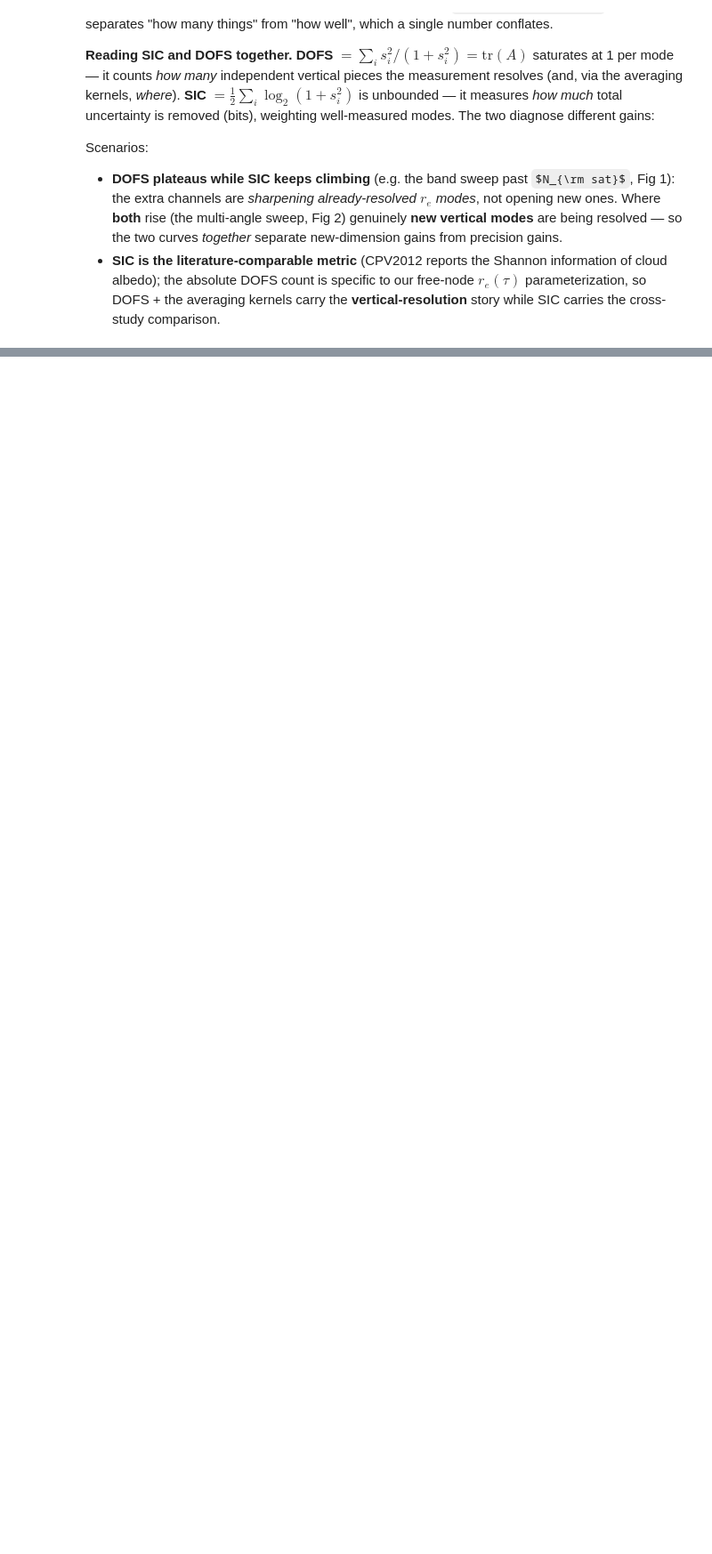
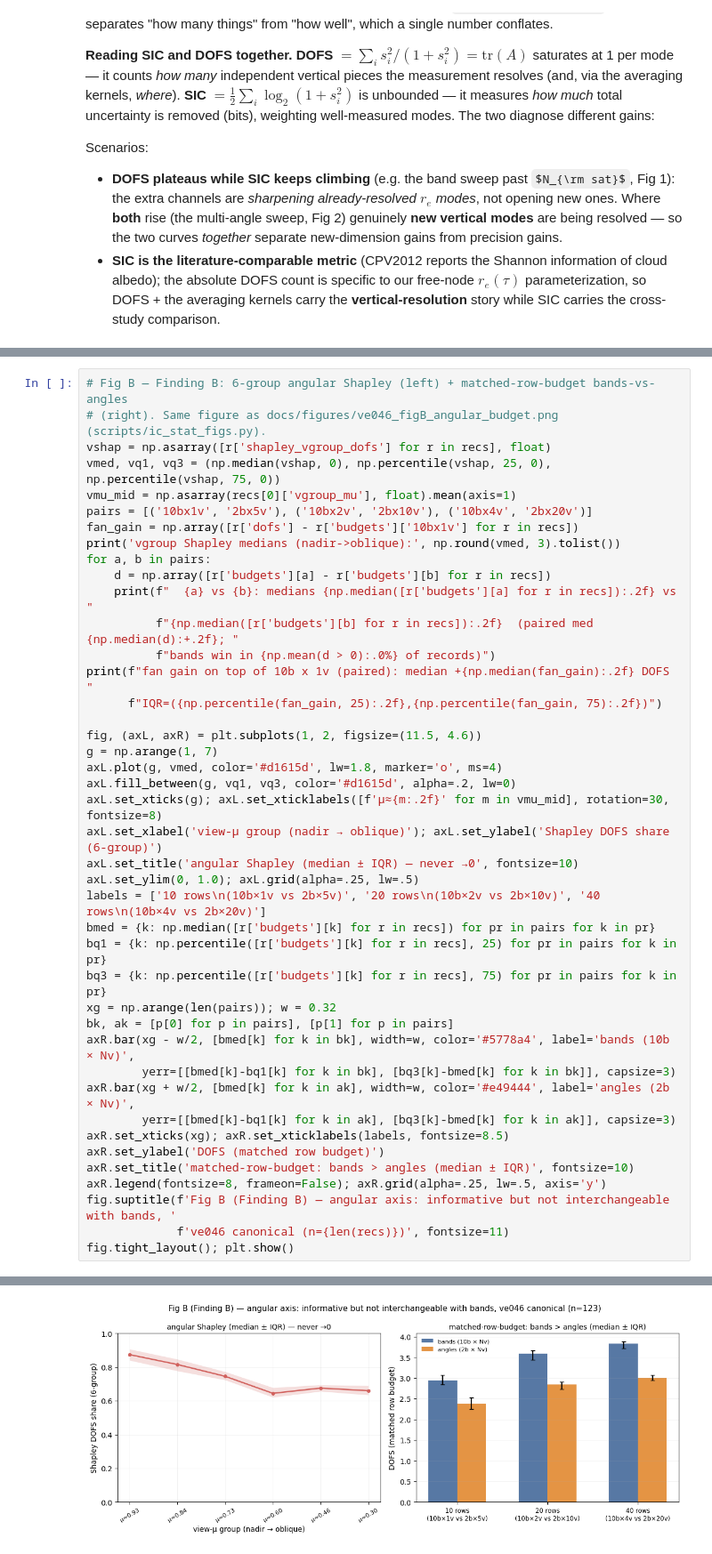
Before and after one commit to dhjx1996/Pythonic-DISORT_inhomogeneous_atmosphere, a Jupyter notebook: docs/riccati_solver_VOCALS_retrieval.ipynb, the cells around one changed output, grey strips where cells are left out. Shown at 89% size. Drawn from its saved outputs; the diff is of its cells as text; some formulas as TeX source; blank space fills up the shorter version.

```diff
--- a/docs/riccati_solver_VOCALS_retrieval.ipynb
+++ b/docs/riccati_solver_VOCALS_retrieval.ipynb
@@ -1310,0 +1159,43 @@ fig.tight_layout(); plt.show()
+# %%
+# Fig B — Finding B: 6-group angular Shapley (left) + matched-row-budget bands-vs-angles
+# (right). Same figure as docs/figures/ve046_figB_angular_budget.png (scripts/ic_stat_figs.py).
+vshap = np.asarray([r['shapley_vgroup_dofs'] for r in recs], float)
+vmed, vq1, vq3 = (np.median(vshap, 0), np.percentile(vshap, 25, 0), np.percentile(vshap, 75, 0))
+vmu_mid = np.asarray(recs[0]['vgroup_mu'], float).mean(axis=1)
+pairs = [('10bx1v', '2bx5v'), ('10bx2v', '2bx10v'), ('10bx4v', '2bx20v')]
+fan_gain = np.array([r['dofs'] - r['budgets']['10bx1v'] for r in recs])
+print('vgroup Shapley medians (nadir->oblique):', np.round(vmed, 3).tolist())
+for a, b in pairs:
+    d = np.array([r['budgets'][a] - r['budgets'][b] for r in recs])
+    print(f"  {a} vs {b}: medians {np.median([r['budgets'][a] for r in recs]):.2f} vs "
+          f"{np.median([r['budgets'][b] for r in recs]):.2f}  (paired med {np.median(d):+.2f}; "
+          f"bands win in {np.mean(d > 0):.0%} of records)")
+print(f"fan gain on top of 10b x 1v (paired): median +{np.median(fan_gain):.2f} DOFS "
+      f"IQR=({np.percentile(fan_gain, 25):.2f},{np.percentile(fan_gain, 75):.2f})")
+
+fig, (axL, axR) = plt.subplots(1, 2, figsize=(11.5, 4.6))
+g = np.arange(1, 7)
+axL.plot(g, vmed, color='#d1615d', lw=1.8, marker='o', ms=4)
+axL.fill_between(g, vq1, vq3, color='#d1615d', alpha=.2, lw=0)
+axL.set_xticks(g); axL.set_xticklabels([f'µ≈{m:.2f}' for m in vmu_mid], rotation=30, fontsize=8)
+axL.set_xlabel('view-µ group (nadir → oblique)'); axL.set_ylabel('Shapley DOFS share (6-group)')
+axL.set_title('angular Shapley (median ± IQR) — never →0', fontsize=10)
+axL.set_ylim(0, 1.0); axL.grid(alpha=.25, lw=.5)
+labels = ['10 rows\n(10b×1v vs 2b×5v)', '20 rows\n(10b×2v vs 2b×10v)', '40 rows\n(10b×4v vs 2b×20v)']
+bmed = {k: np.median([r['budgets'][k] for r in recs]) for pr in pairs for k in pr}
+bq1 = {k: np.percentile([r['budgets'][k] for r in recs], 25) for pr in pairs for k in pr}
+bq3 = {k: np.percentile([r['budgets'][k] for r in recs], 75) for pr in pairs for k in pr}
+xg = np.arange(len(pairs)); w = 0.32
+bk, ak = [p[0] for p in pairs], [p[1] for p in pairs]
+axR.bar(xg - w/2, [bmed[k] for k in bk], width=w, color='#5778a4', label='bands (10b × Nv)',
+        yerr=[[bmed[k]-bq1[k] for k in bk], [bq3[k]-bmed[k] for k in bk]], capsize=3)
+axR.bar(xg + w/2, [bmed[k] for k in ak], width=w, color='#e49444', label='angles (2b × Nv)',
+        yerr=[[bmed[k]-bq1[k] for k in ak], [bq3[k]-bmed[k] for k in ak]], capsize=3)
+axR.set_xticks(xg); axR.set_xticklabels(labels, fontsize=8.5)
+axR.set_ylabel('DOFS (matched row budget)')
+axR.set_title('matched-row-budget: bands > angles (median ± IQR)', fontsize=10)
+axR.legend(fontsize=8, frameon=False); axR.grid(alpha=.25, lw=.5, axis='y')
+fig.suptitle(f'Fig B (Finding B) — angular axis: informative but not interchangeable with bands, '
+             f've046 canonical (n={len(recs)})', fontsize=11)
+fig.tight_layout(); plt.show()
+# %% [output]
@@ -1310,0 +1207 @@ fig.tight_layout(); plt.show()
+[figure, added]
```
Also changed, not shown: parts of 31 cells of this notebook, 12 other files.
